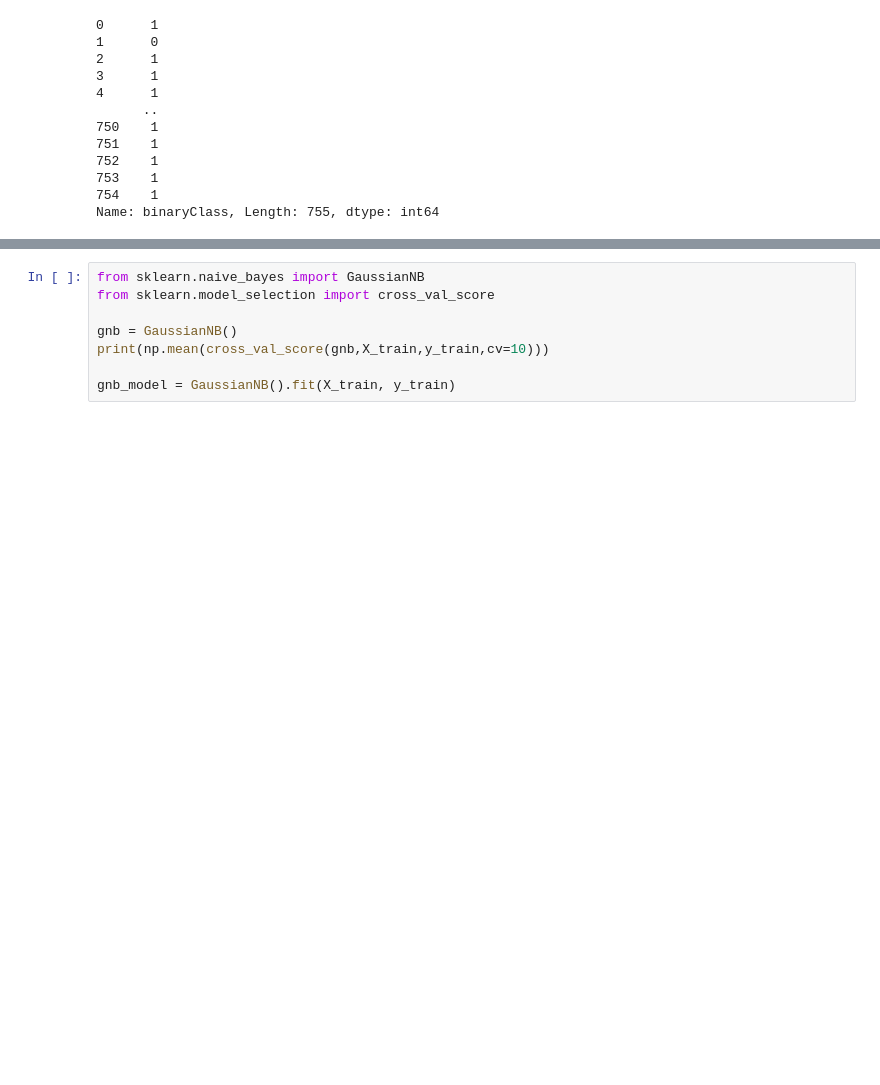
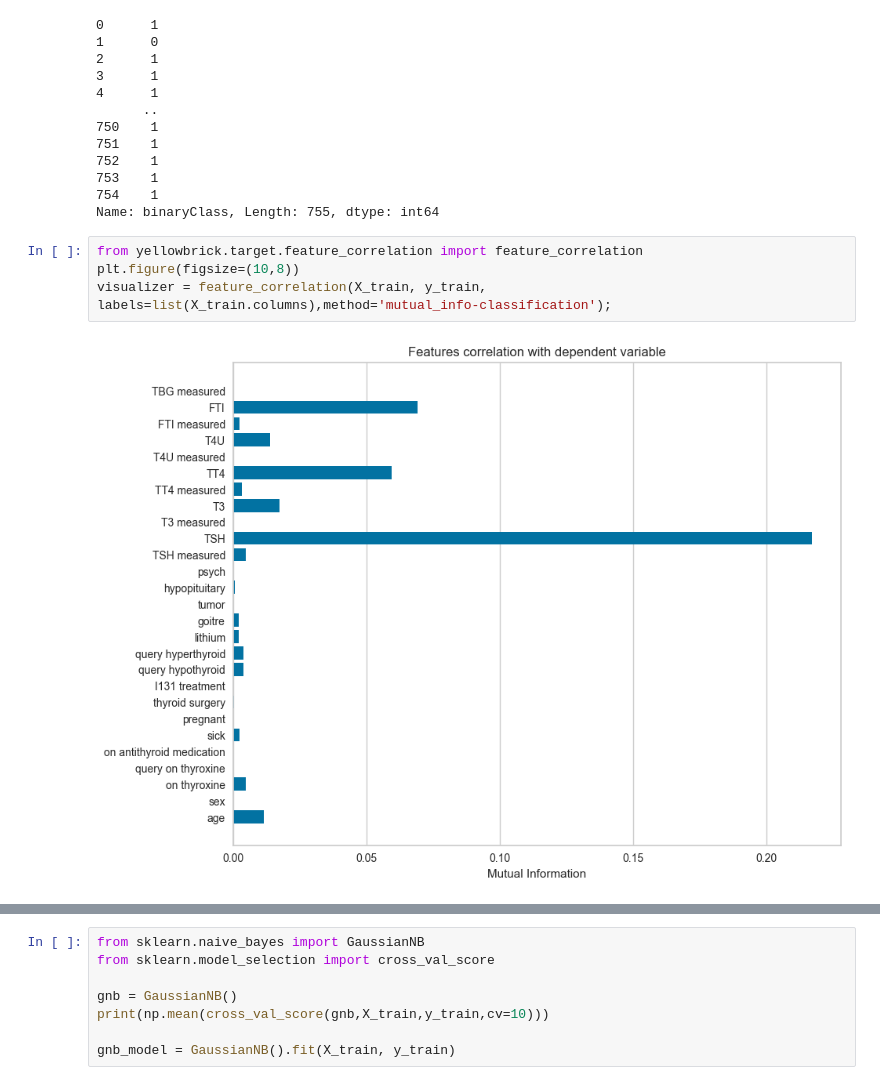
Before and after one commit to cuberhaus/APA_Practica, a Jupyter notebook: hypothyroid.ipynb, the cells around one changed output, grey strips where cells are left out. Drawn from its saved outputs; the diff is of its cells as text; blank space fills up the shorter version.

```diff
--- a/hypothyroid.ipynb
+++ b/hypothyroid.ipynb
@@ -840,3 +840,9 @@ Name: binaryClass, Length: 3016, dtype: int64
 753    1
 754    1
 Name: binaryClass, Length: 755, dtype: int64
+# %%
+from yellowbrick.target.feature_correlation import feature_correlation
+plt.figure(figsize=(10,8))
+visualizer = feature_correlation(X_train, y_train, labels=list(X_train.columns),method='mutual_info-classification');
+# %% [output]
+[figure, added]
```
Also changed, not shown: parts of 80 cells of this notebook.
